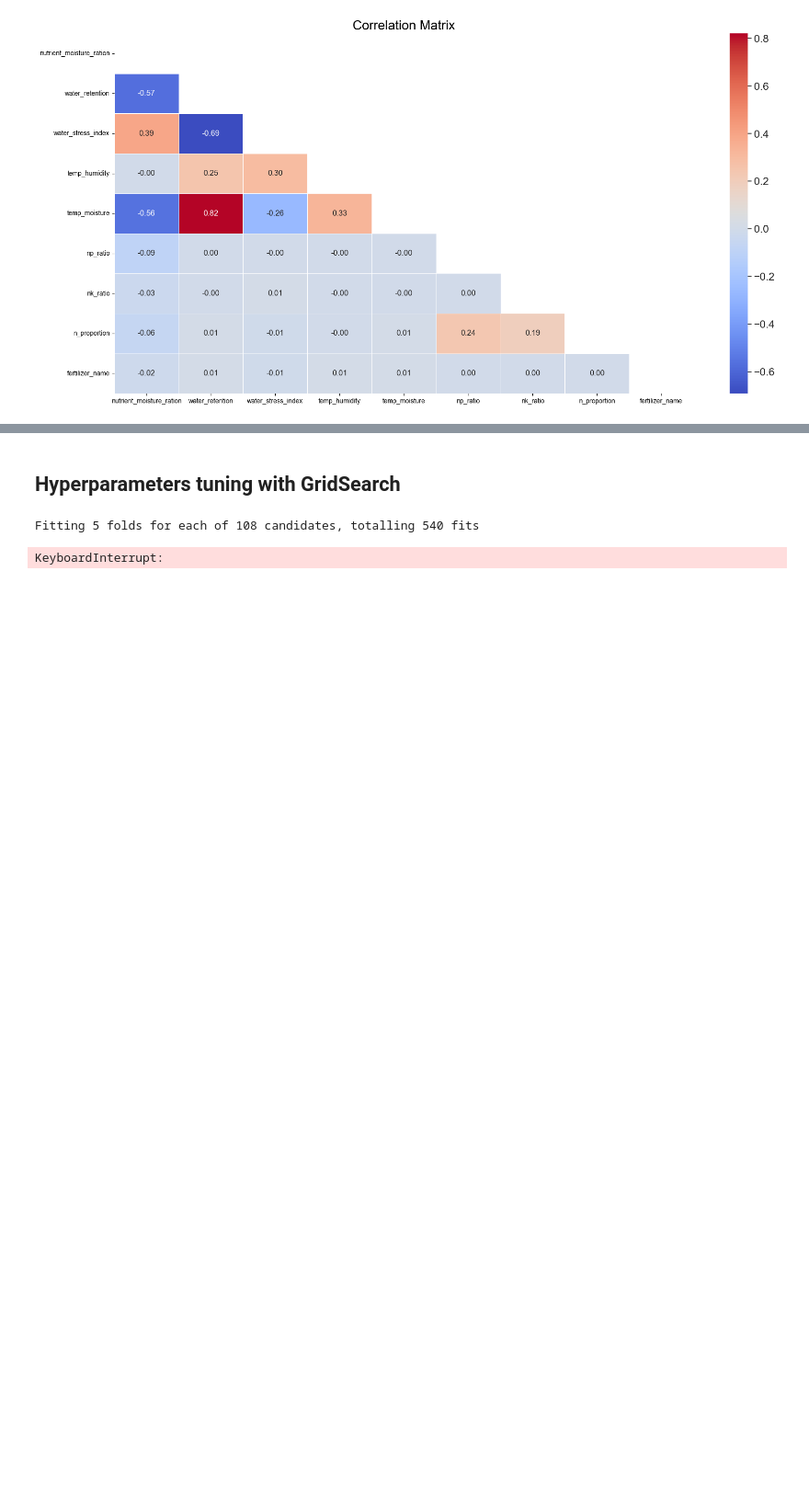
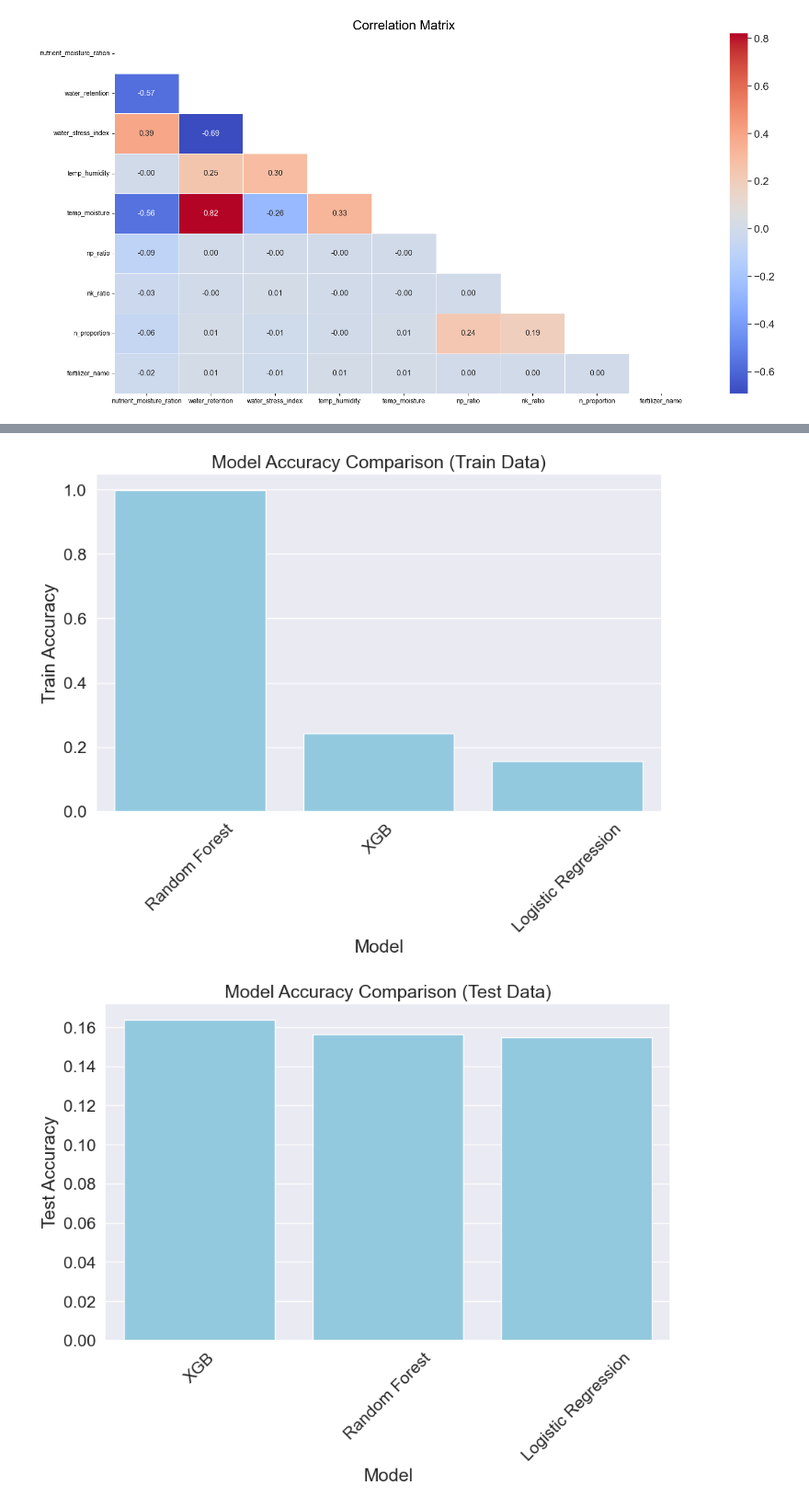
Before and after one commit to MC993/Fertilizer_classification, a Jupyter notebook: hyperparameter_features.ipynb, the cells around one changed output, grey strips where cells are left out. Shown at 92% size. Saved outputs shown, nothing was run; the diff lists cells and outputs as text; code cells hidden in the pictures; blank space fills up the shorter version.

```diff
--- a/hyperparameter_features.ipynb
+++ b/hyperparameter_features.ipynb
@@ -237,3 +237 @@ Training model: XGB
 | 2 | XGB | 0.242793 | 0.163847 | 0.270813 | 0.161010 | 0.228275 | ... |
-# %% [markdown]
-## Hyperparameters tuning with GridSearch
@@ -264,9 +238,17 @@ grid_search = GridSearchCV(
-# %%
-grid_search.fit(X_train, y_train)
-
-print("Best Parameteres: ", grid_search.best_params_)
-
-best_model = grid_search.best_estimator_
-# %% [output]
-Fitting 5 folds for each of 108 candidates, totalling 540 fits
-KeyboardInterrupt:
+# %%
+#plotting the results
+
+plt.figure(figsize=(10, 6))
+sns.barplot(x="Model", y="Train Accuracy", data=results_df.sort_values(by='Train Accuracy', ascending=False), color='skyblue')
+plt.title("Model Accuracy Comparison (Train Data)")
+plt.xticks(rotation=45)
+plt.show()
+
+plt.figure(figsize=(10, 6))
+sns.barplot(x="Model", y="Test Accuracy", data=results_df.sort_values(by='Test Accuracy', ascending=False), color='skyblue')
+plt.title("Model Accuracy Comparison (Test Data)")
+plt.xticks(rotation=45)
+plt.show()
+# %% [output]
+[figure, added]
+[figure, added]
```
Also changed, not shown: parts of 11 cells of this notebook.
